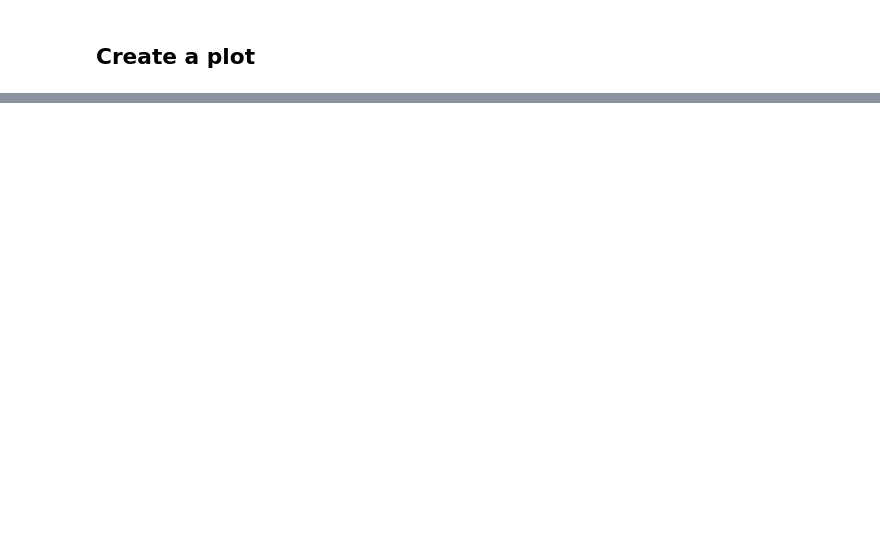
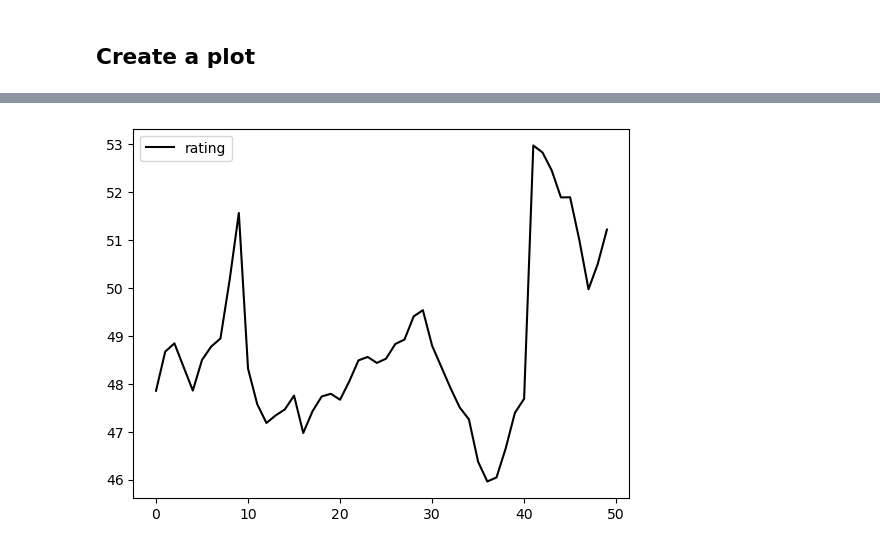
Before and after one commit to mikitomi21/Stock_price_analysis, a Jupyter notebook: Main.ipynb, the cells around one changed output, grey strips where cells are left out. Cells and saved outputs as stored; diff of their text form; code cells hidden in the pictures; blank space fills up the shorter version.

```diff
--- a/Main.ipynb
+++ b/Main.ipynb
@@ -85,6 +88,12 @@ y2 = np.zeros(SIZE_OF_CHART)
 for i in range(SIZE_OF_CHART):
     y2[i] = signal(values)
     values = values.iloc[1:]
+# %%
+values = intel_value
+y3 = np.zeros(SIZE_OF_CHART)
+for i in range(SIZE_OF_CHART):
+    y3[i] = values['Srednia'].iloc[0]
+    values = values.iloc[1:]
 # %% [markdown]
 ## Create a plot
 # %%
@@ -96,0 +106,7 @@ plt.show()
+# %%
+#TODO dla odwroconego y3 dziala dobrze
+plt.plot(x, y3, 'k', label='rating')
+plt.legend()
+plt.show()
+# %% [output]
+[figure, added]
```
Also changed, not shown: parts of 11 cells of this notebook, 3 other files.
